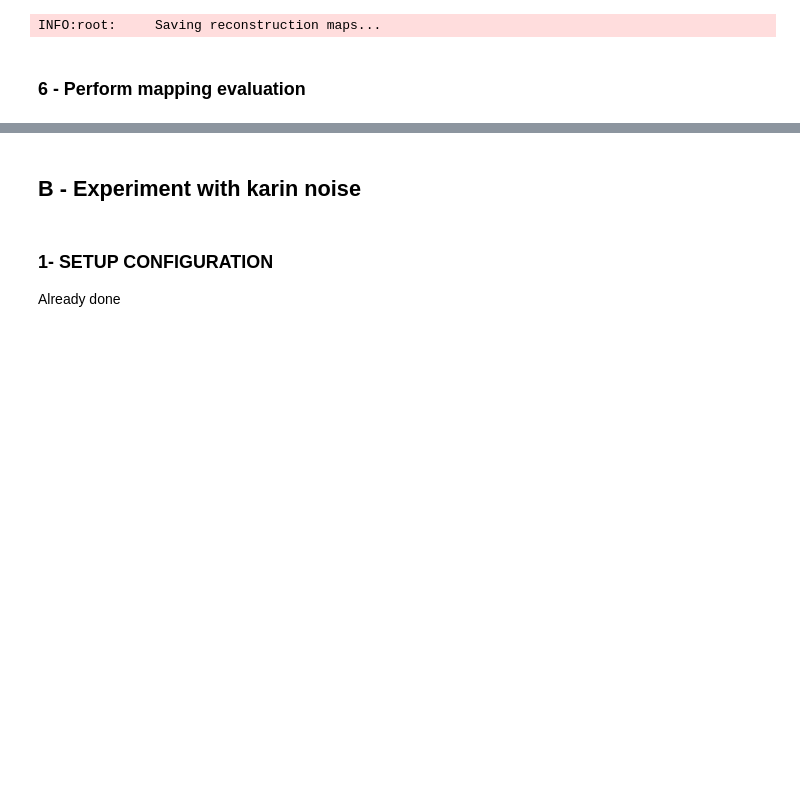
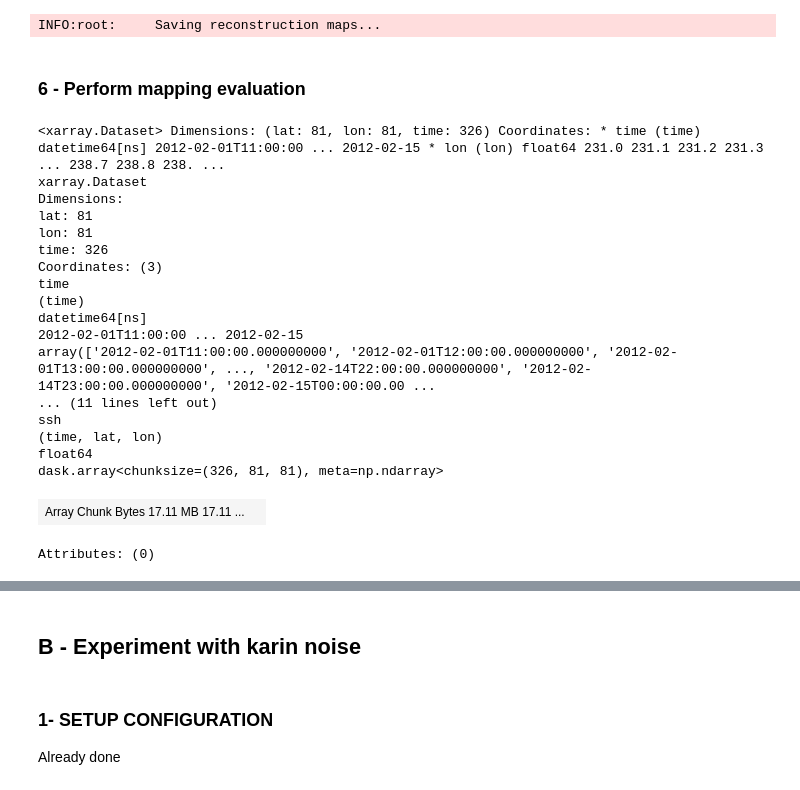
Before and after one commit to ocean-data-challenges/2023b_SSHmapping_HF_California, a Jupyter notebook: notebooks/demo_perform_oi.ipynb, the cells around one changed output, grey strips where cells are left out. Cells and saved outputs as stored; diff of their text form; code cells hidden in the pictures; blank space fills up the shorter version.

```diff
--- a/notebooks/demo_perform_oi.ipynb
+++ b/notebooks/demo_perform_oi.ipynb
@@ -204,6 +321,28 @@ save_maps(ds_oi1_regrid,oi1_maps_path, dc_ref_sample)
 INFO:root:     Saving reconstruction maps...
 # %% [markdown]
 ### 6 - Perform mapping evaluation
+# %%
+ds_my_oi1_maps
+# %% [output]
+<xarray.Dataset> Dimensions: (lat: 81, lon: 81, time: 326) Coordinates: * time (time) datetime64[ns] 2012-02-01T11:00:00 ... 2012-02-15 * lon (lon) float64 231.0 231.1 231.2 231.3 ... 238.7 238.8 238. ...
+xarray.Dataset
+Dimensions:
+lat: 81
+lon: 81
+time: 326
+Coordinates: (3)
+time
+(time)
+datetime64[ns]
+2012-02-01T11:00:00 ... 2012-02-15
+array(['2012-02-01T11:00:00.000000000', '2012-02-01T12:00:00.000000000', '2012-02-01T13:00:00.000000000', ..., '2012-02-14T22:00:00.000000000', '2012-02-14T23:00:00.000000000', '2012-02-15T00:00:00.00 ...
+... (11 lines left out)
+ssh
+(time, lat, lon)
+float64
+dask.array<chunksize=(326, 81, 81), meta=np.ndarray>
+| Array Chunk Bytes 17.11 MB 17.11 ... |  |
+Attributes: (0)
 # %%
 # Read the reconstructed maps from  ../results repository
 ds_my_oi1_maps = xr.open_mfdataset(oi1_maps_path, combine='nested', concat_dim='time', parallel=True)
```
Also changed, not shown: parts of 27 cells of this notebook, 1 other file.
